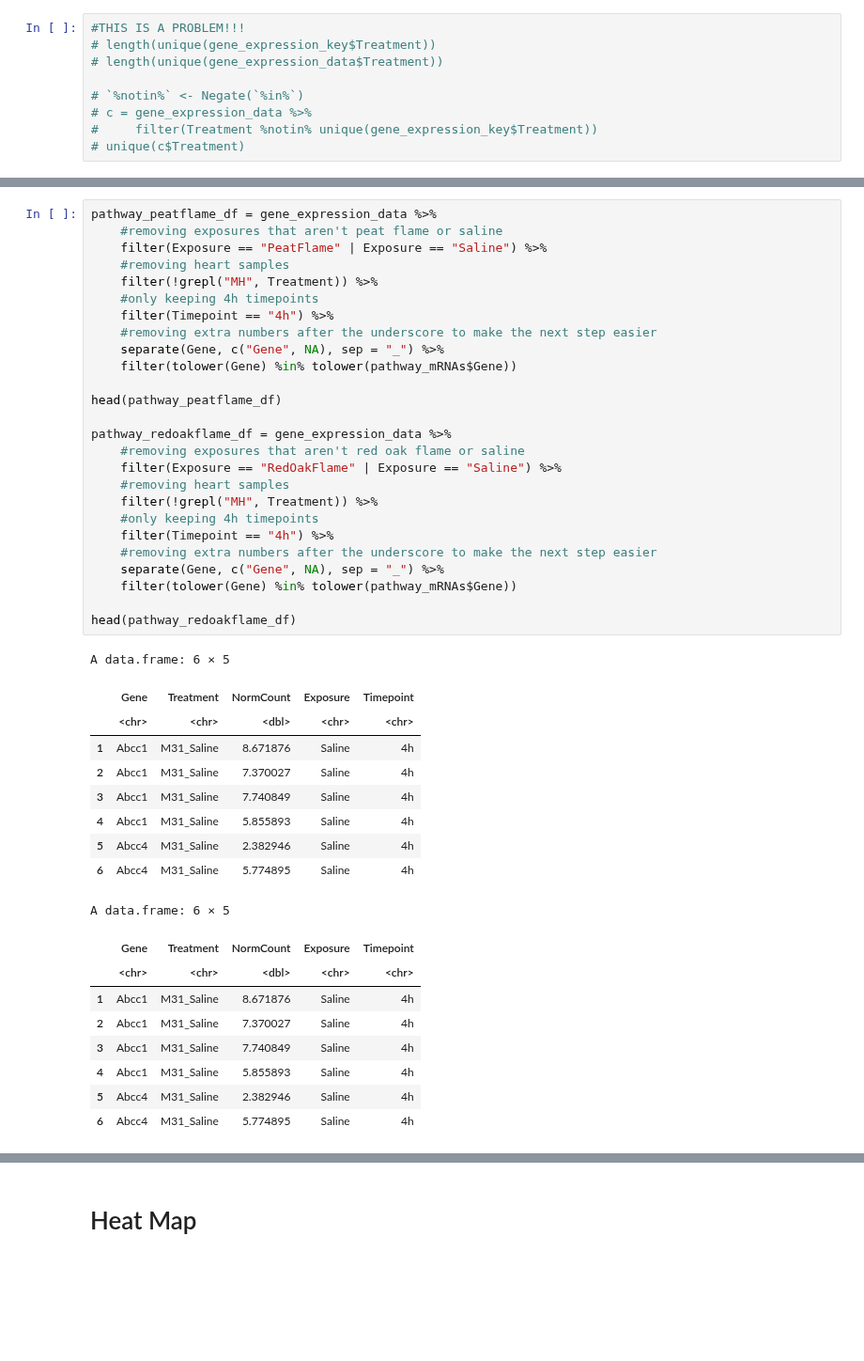
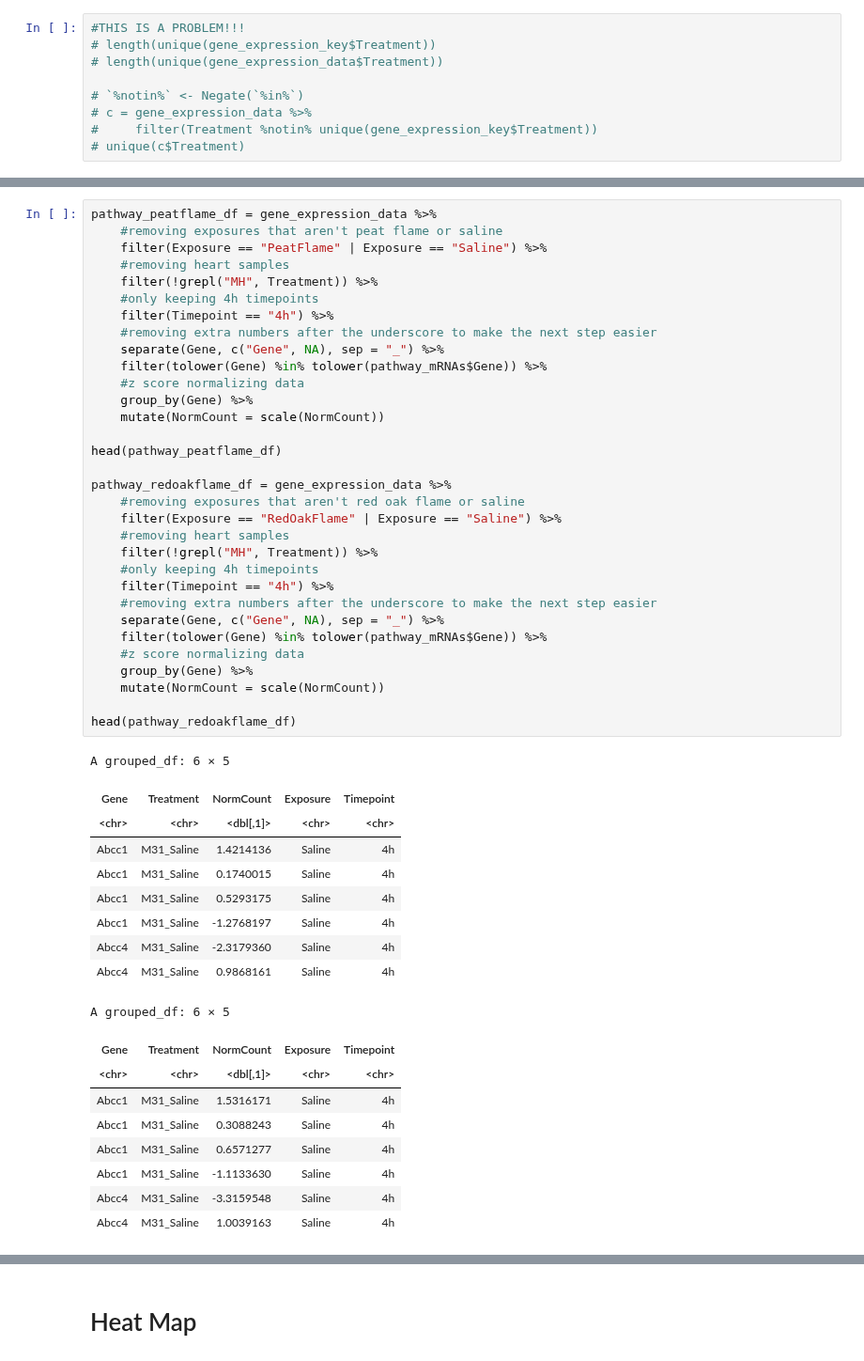
Before and after one commit to Ragerlab/P1013.-Microbiome-Peanut-Allergy, a Jupyter notebook: Gene Expression Heat Map.ipynb, the cells around one changed output, grey strips where cells are left out. Shown at 94% size. Saved outputs shown, nothing was run; the diff lists cells and outputs as text; blank space fills up the shorter version.

```diff
--- a/Gene Expression Heat Map.ipynb
+++ b/Gene Expression Heat Map.ipynb
@@ -132,48 +132,54 @@ A data.frame: 6 × 5
 # %%
 pathway_peatflame_df = gene_expression_data %>%
     #removing exposures that aren't peat flame or saline
     filter(Exposure == "PeatFlame" | Exposure == "Saline") %>%
     #removing heart samples
     filter(!grepl("MH", Treatment)) %>%
     #only keeping 4h timepoints
     filter(Timepoint == "4h") %>%
     #removing extra numbers after the underscore to make the next step easier
     separate(Gene, c("Gene", NA), sep = "_") %>%
-    filter(tolower(Gene) %in% tolower(pathway_mRNAs$Gene))
+    filter(tolower(Gene) %in% tolower(pathway_mRNAs$Gene)) %>%
+    #z score normalizing data
+    group_by(Gene) %>%
+    mutate(NormCount = scale(NormCount))
 
 head(pathway_peatflame_df)
 
 pathway_redoakflame_df = gene_expression_data %>%
     #removing exposures that aren't red oak flame or saline
     filter(Exposure == "RedOakFlame" | Exposure == "Saline") %>%
     #removing heart samples
     filter(!grepl("MH", Treatment)) %>%
     #only keeping 4h timepoints
     filter(Timepoint == "4h") %>%
     #removing extra numbers after the underscore to make the next step easier
     separate(Gene, c("Gene", NA), sep = "_") %>%
-    filter(tolower(Gene) %in% tolower(pathway_mRNAs$Gene))
+    filter(tolower(Gene) %in% tolower(pathway_mRNAs$Gene)) %>%
+    #z score normalizing data
+    group_by(Gene) %>%
+    mutate(NormCount = scale(NormCount))
 
 head(pathway_redoakflame_df)
 # %% [output]
-A data.frame: 6 × 5
+A grouped_df: 6 × 5
-|  | Gene | Treatment | NormCount | Exposure | Timepoint |
-|  | <chr> | <chr> | <dbl> | <chr> | <chr> |
-| 1 | Abcc1 | M31_Saline | 8.671876 | Saline | 4h |
-| 2 | Abcc1 | M31_Saline | 7.370027 | Saline | 4h |
-| 3 | Abcc1 | M31_Saline | 7.740849 | Saline | 4h |
-| 4 | Abcc1 | M31_Saline | 5.855893 | Saline | 4h |
-| 5 | Abcc4 | M31_Saline | 2.382946 | Saline | 4h |
-| 6 | Abcc4 | M31_Saline | 5.774895 | Saline | 4h |
+| Gene | Treatment | NormCount | Exposure | Timepoint |
+| <chr> | <chr> | <dbl[,1]> | <chr> | <chr> |
+| Abcc1 | M31_Saline | 1.4214136 | Saline | 4h |
+| Abcc1 | M31_Saline | 0.1740015 | Saline | 4h |
+| Abcc1 | M31_Saline | 0.5293175 | Saline | 4h |
+| Abcc1 | M31_Saline | -1.2768197 | Saline | 4h |
+| Abcc4 | M31_Saline | -2.3179360 | Saline | 4h |
+| Abcc4 | M31_Saline | 0.9868161 | Saline | 4h |
-A data.frame: 6 × 5
+A grouped_df: 6 × 5
-|  | Gene | Treatment | NormCount | Exposure | Timepoint |
-|  | <chr> | <chr> | <dbl> | <chr> | <chr> |
-| 1 | Abcc1 | M31_Saline | 8.671876 | Saline | 4h |
-| 2 | Abcc1 | M31_Saline | 7.370027 | Saline | 4h |
-| 3 | Abcc1 | M31_Saline | 7.740849 | Saline | 4h |
-| 4 | Abcc1 | M31_Saline | 5.855893 | Saline | 4h |
-| 5 | Abcc4 | M31_Saline | 2.382946 | Saline | 4h |
-| 6 | Abcc4 | M31_Saline | 5.774895 | Saline | 4h |
+| Gene | Treatment | NormCount | Exposure | Timepoint |
+| <chr> | <chr> | <dbl[,1]> | <chr> | <chr> |
+| Abcc1 | M31_Saline | 1.5316171 | Saline | 4h |
+| Abcc1 | M31_Saline | 0.3088243 | Saline | 4h |
+| Abcc1 | M31_Saline | 0.6571277 | Saline | 4h |
+| Abcc1 | M31_Saline | -1.1133630 | Saline | 4h |
+| Abcc4 | M31_Saline | -3.3159548 | Saline | 4h |
+| Abcc4 | M31_Saline | 1.0039163 | Saline | 4h |
 # %%
 #lastly filtering for genes that were differentially expressed based on genes that are in the significance dataset
 #PEAT FLAME
```
Also changed, not shown: parts of 6 cells of this notebook.
